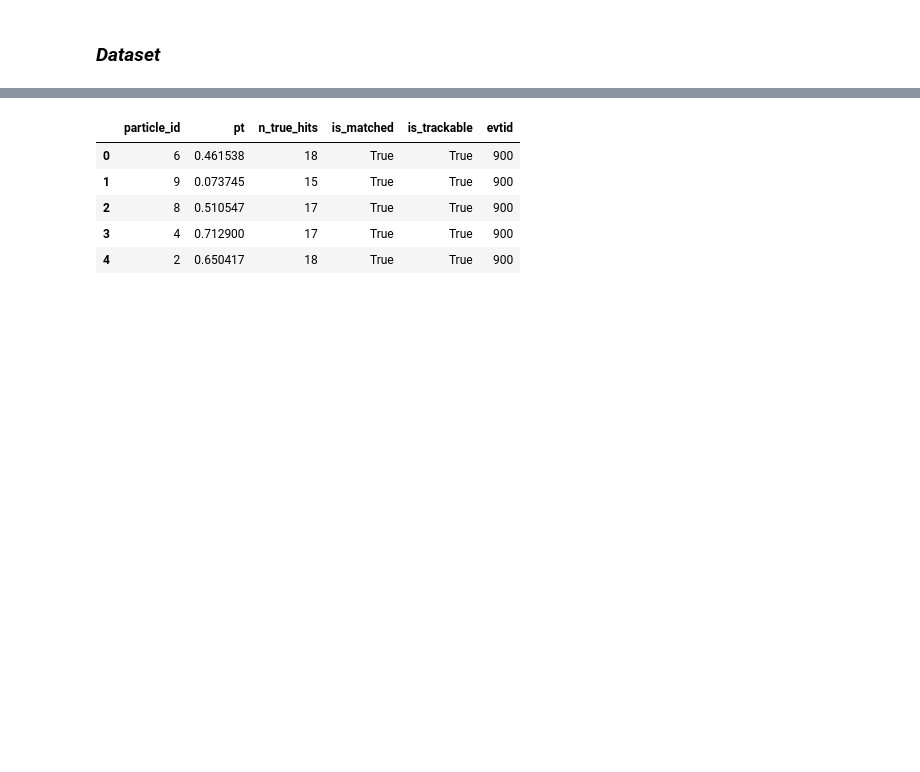
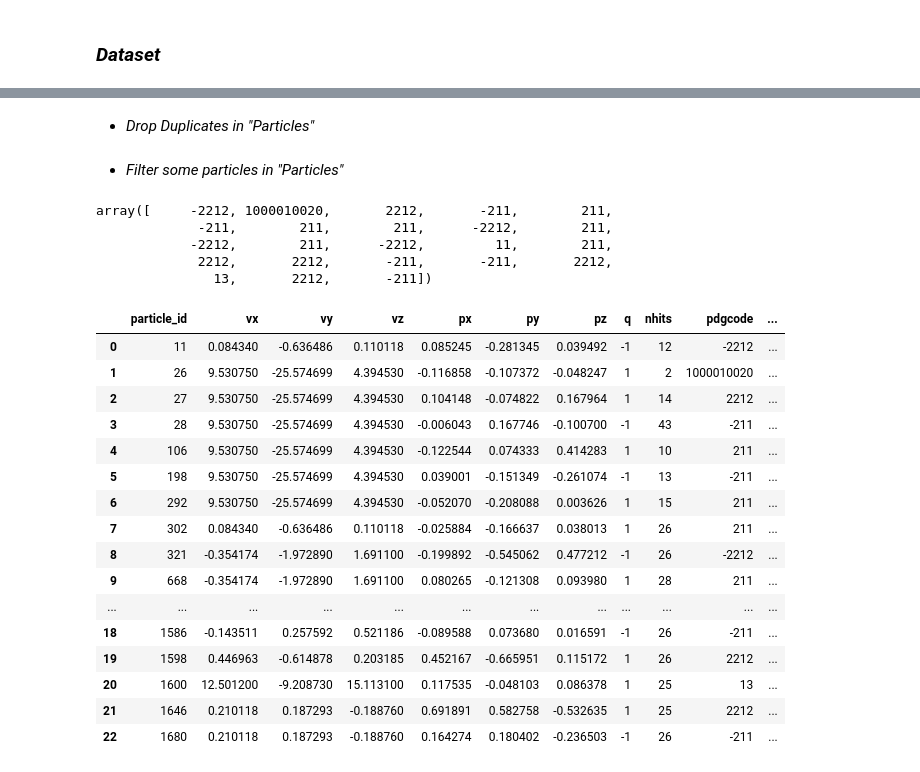
Before and after one commit to ai4fair/stttrkx, a Jupyter notebook: event.ipynb, the cells around one changed output, grey strips where cells are left out. Drawn from its saved outputs; the diff is of its cells as text; code cells hidden in the pictures; blank space fills up the shorter version.

```diff
--- a/event.ipynb
+++ b/event.ipynb
@@ -260,9 +107,2 @@ store = pd.read_hdf(hdf5_path)
-# %%
-store.head()
-# %% [output]
-|  | particle_id | pt | n_true_hits | is_matched | is_trackable | evtid |
-| 0 | 6 | 0.461538 | 18 | True | True | 900 |
-| 1 | 9 | 0.073745 | 15 | True | True | 900 |
-| 2 | 8 | 0.510547 | 17 | True | True | 900 |
-| 3 | 4 | 0.712900 | 17 | True | True | 900 |
-| 4 | 2 | 0.650417 | 18 | True | True | 900 |
+# %% [markdown]
+- _Drop Duplicates in "Particles"_
@@ -268,0 +114,32 @@ store.head()
+# %% [markdown]
+- _Filter some particles in "Particles"_
+# %%
+# there are particle we don't need e.g. electron (11), (1000010020), etc
+particles.pdgcode.values
+# %% [output]
+array([     -2212, 1000010020,       2212,       -211,        211,
+             -211,        211,        211,      -2212,        211,
+            -2212,        211,      -2212,         11,        211,
+             2212,       2212,       -211,       -211,       2212,
+               13,       2212,       -211])
+# %%
+# see all particle in the particle dataframe
+particles.head(30)
+# %% [output]
+|  | particle_id | vx | vy | vz | px | py | pz | q | nhits | pdgcode | ... |
+| 0 | 11 | 0.084340 | -0.636486 | 0.110118 | 0.085245 | -0.281345 | 0.039492 | -1 | 12 | -2212 | ... |
+| 1 | 26 | 9.530750 | -25.574699 | 4.394530 | -0.116858 | -0.107372 | -0.048247 | 1 | 2 | 1000010020 | ... |
+| 2 | 27 | 9.530750 | -25.574699 | 4.394530 | 0.104148 | -0.074822 | 0.167964 | 1 | 14 | 2212 | ... |
+| 3 | 28 | 9.530750 | -25.574699 | 4.394530 | -0.006043 | 0.167746 | -0.100700 | -1 | 43 | -211 | ... |
+| 4 | 106 | 9.530750 | -25.574699 | 4.394530 | -0.122544 | 0.074333 | 0.414283 | 1 | 10 | 211 | ... |
+| 5 | 198 | 9.530750 | -25.574699 | 4.394530 | 0.039001 | -0.151349 | -0.261074 | -1 | 13 | -211 | ... |
+| 6 | 292 | 9.530750 | -25.574699 | 4.394530 | -0.052070 | -0.208088 | 0.003626 | 1 | 15 | 211 | ... |
+| 7 | 302 | 0.084340 | -0.636486 | 0.110118 | -0.025884 | -0.166637 | 0.038013 | 1 | 26 | 211 | ... |
+| 8 | 321 | -0.354174 | -1.972890 | 1.691100 | -0.199892 | -0.545062 | 0.477212 | -1 | 26 | -2212 | ... |
+| 9 | 668 | -0.354174 | -1.972890 | 1.691100 | 0.080265 | -0.121308 | 0.093980 | 1 | 28 | 211 | ... |
+| ... | ... | ... | ... | ... | ... | ... | ... | ... | ... | ... | ... |
+| 18 | 1586 | -0.143511 | 0.257592 | 0.521186 | -0.089588 | 0.073680 | 0.016591 | -1 | 26 | -211 | ... |
+| 19 | 1598 | 0.446963 | -0.614878 | 0.203185 | 0.452167 | -0.665951 | 0.115172 | 1 | 26 | 2212 | ... |
+| 20 | 1600 | 12.501200 | -9.208730 | 15.113100 | 0.117535 | -0.048103 | 0.086378 | 1 | 25 | 13 | ... |
+| 21 | 1646 | 0.210118 | 0.187293 | -0.188760 | 0.691891 | 0.582758 | -0.532635 | 1 | 25 | 2212 | ... |
+| 22 | 1680 | 0.210118 | 0.187293 | -0.188760 | 0.164274 | 0.180402 | -0.236503 | -1 | 26 | -211 | ... |
```
Also changed, not shown: parts of 54 cells of this notebook.
